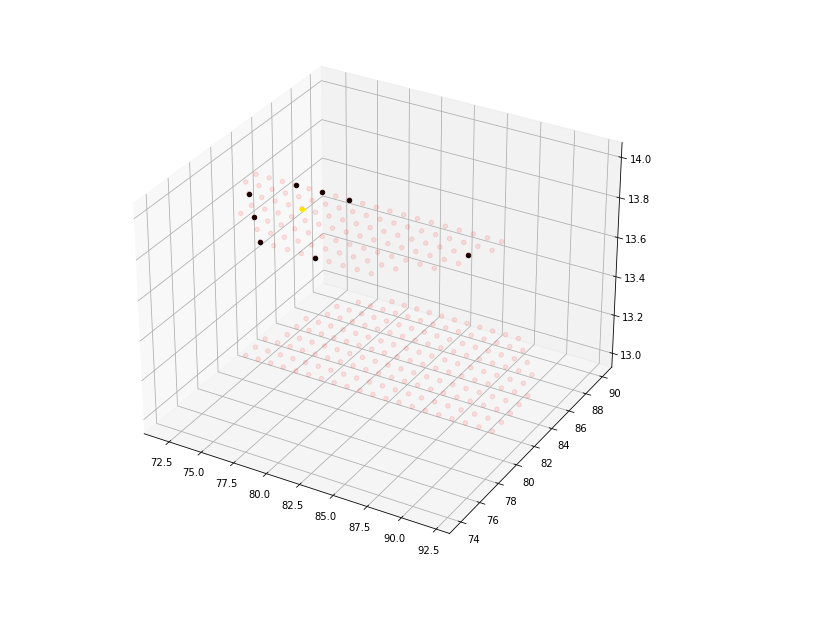
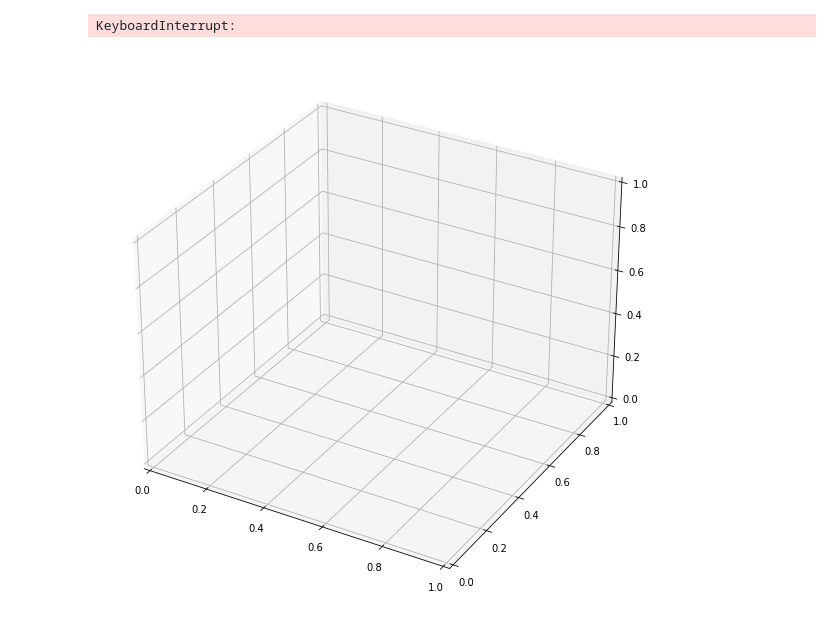
Before and after one commit to dglipp/VesselRuler, a Jupyter notebook: source/toy.ipynb, the cells around one changed output. Drawn from its saved outputs; the diff is of its cells as text; code cells hidden in the pictures.

```diff
--- a/source/toy.ipynb
+++ b/source/toy.ipynb
@@ -180,17 +156,0 @@ ax.plot(pos[0], pos[1], pos[2], c='black', alpha=1)
-# %%
-
-
-
-fig = plt.figure(figsize=(10, 10))
-ax = fig.add_subplot(111, projection='3d')
-
-pos = np.where(inter == 1)
-ax.scatter(pos[0], pos[1], pos[2], c='red', alpha=0.1)
-ax.scatter(*sp, c='yellow')
-for d in dirs:
-    p1 = walk_bound(inter, sp, d)
-    p2 = walk_bound(inter, sp, -d)
-    ax.scatter(*p1, c='black', alpha=1)
-    ax.scatter(*p2, c='black', alpha=1)
-# %% [output]
-[figure, removed]
@@ -219,0 +157,31 @@ plt.show()
+# %%
+import nibabel as nib
+
+sk = nib.load('../data/multiskel_vess.nii.gz').get_fdata()
+
+skel = (sk == 1.0).astype(int)
+
+tub = nib.load('../data/multilab_vess.nii.gz').get_fdata()
+
+vess = (tub == 1.0).astype(int)
+# %%
+fig = plt.figure(figsize=(10, 10))
+ax = fig.add_subplot(111, projection='3d')
+
+pos = np.where(skel == 1)
+ax.scatter(pos[0], pos[1], pos[2], c='black', alpha=1, s=0.5)
+pos_vess = np.where(vess == 1)
+ax.scatter(pos_vess[0], pos_vess[1], pos_vess[2], c='red', alpha=0.1, s=1)
+plt.show()
+
+bb = np.empty(shape=(3, 2), dtype=int)
+for i in range(3):
+    bb[i, 0] = min(np.min(pos[i]), np.min(pos_vess[i]))
+    bb[i, 1] = max(np.max(pos[i]), np.max(pos_vess[i]))
+
+
+skeleton = skel[bb[0, 0]:bb[0, 1]+1, bb[1, 0]:bb[1, 1]+1, bb[2, 0]:bb[2, 1] +1]
+vessel = vess[bb[0, 0]:bb[0, 1]+1, bb[1, 0]:bb[1, 1]+1, bb[2, 0]:bb[2, 1] +1]
+# %% [output]
+KeyboardInterrupt:
+[figure, added]
```
Also changed, not shown: parts of 9 cells of this notebook, 3 other files.
